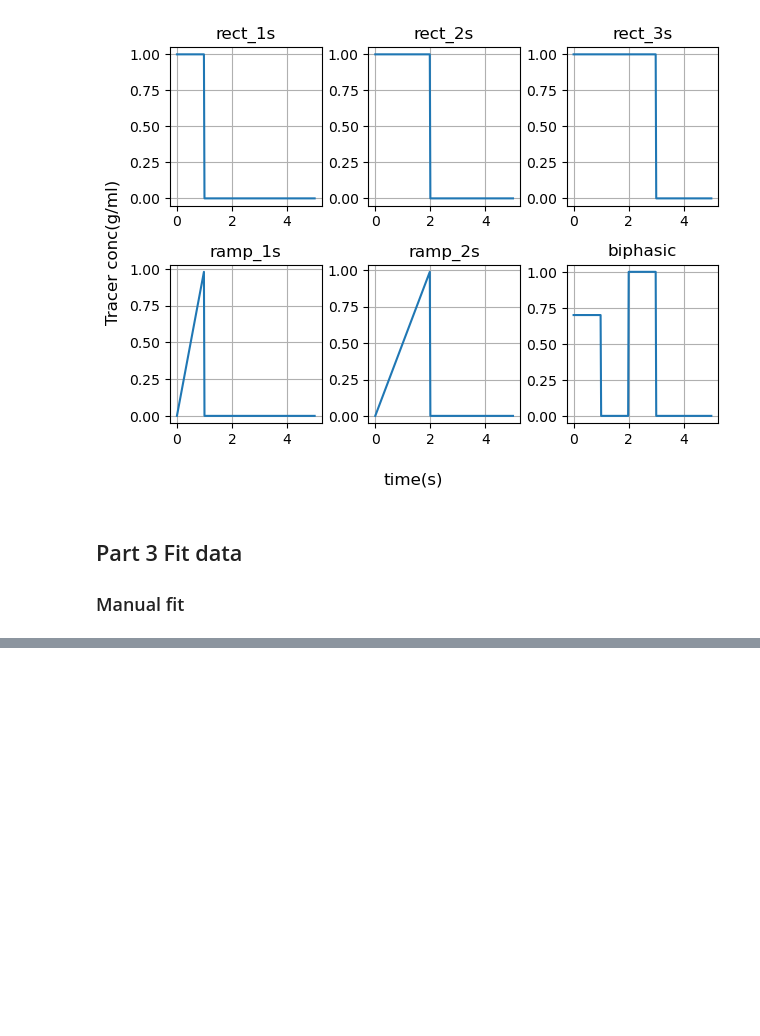
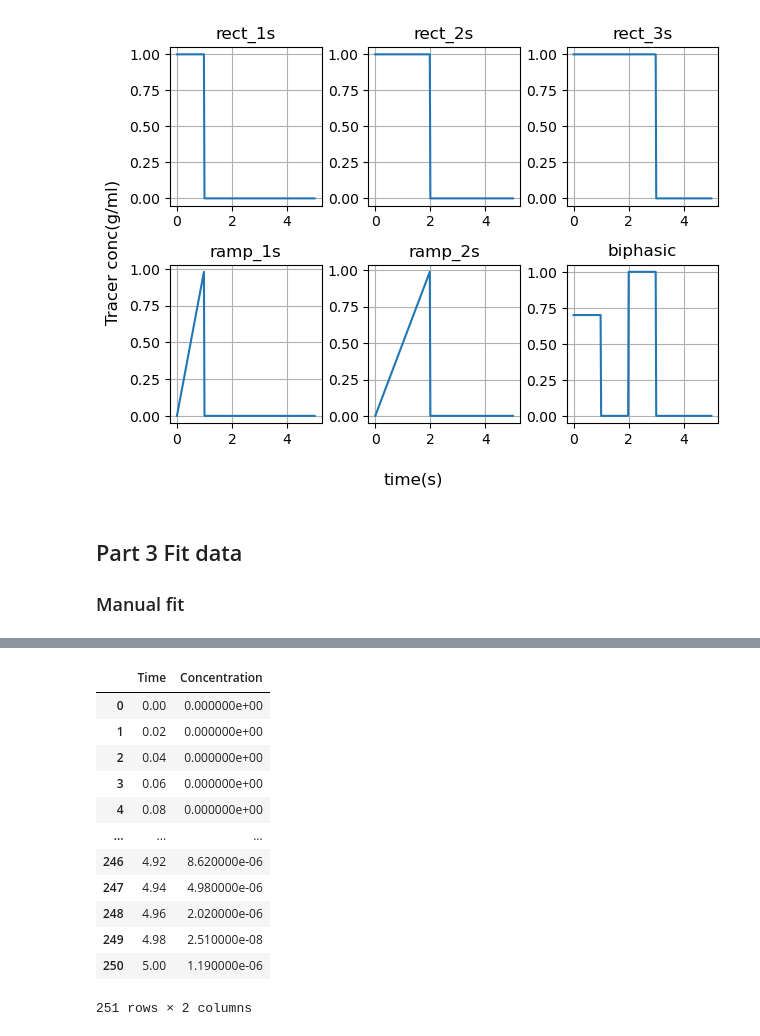
Before and after one commit to waves-stats/MOD_510_2023_autumn, a Jupyter notebook: Partha/project3/mod510_project3_partha_v2.ipynb, the cells around one changed output, grey strips where cells are left out. Cells and saved outputs as stored; diff of their text form; code cells hidden in the pictures; blank space fills up the shorter version.

```diff
--- a/Partha/project3/mod510_project3_partha_v2.ipynb
+++ b/Partha/project3/mod510_project3_partha_v2.ipynb
@@ -450,0 +520,16 @@ ax.legend()
+# %%
+concdata
+# %% [output]
+|  | Time | Concentration |
+| 0 | 0.00 | 0.000000e+00 |
+| 1 | 0.02 | 0.000000e+00 |
+| 2 | 0.04 | 0.000000e+00 |
+| 3 | 0.06 | 0.000000e+00 |
+| 4 | 0.08 | 0.000000e+00 |
+| ... | ... | ... |
+| 246 | 4.92 | 8.620000e-06 |
+| 247 | 4.94 | 4.980000e-06 |
+| 248 | 4.96 | 2.020000e-06 |
+| 249 | 4.98 | 2.510000e-08 |
+| 250 | 5.00 | 1.190000e-06 |
+251 rows × 2 columns
```
Also changed, not shown: parts of 6 cells of this notebook.
